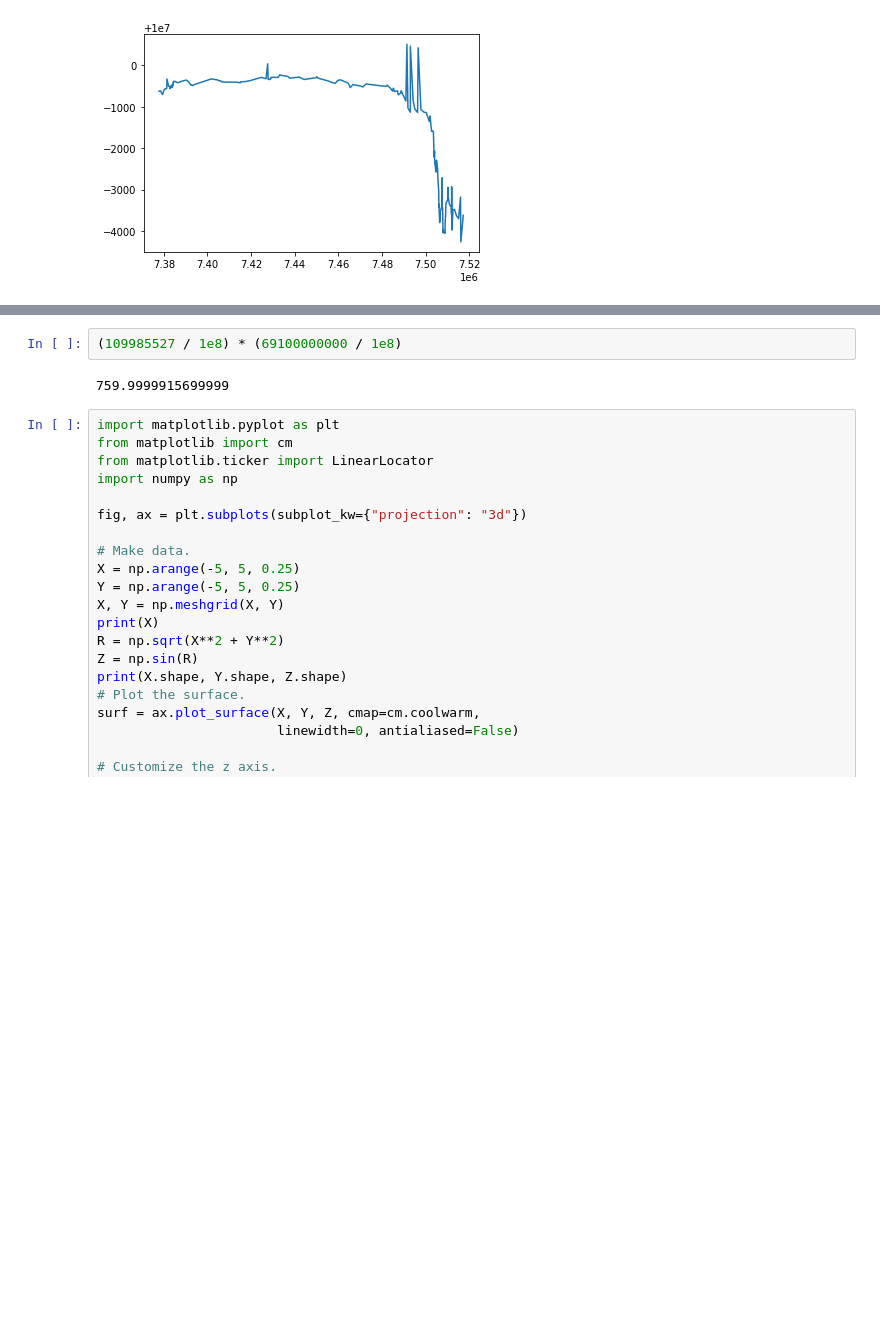
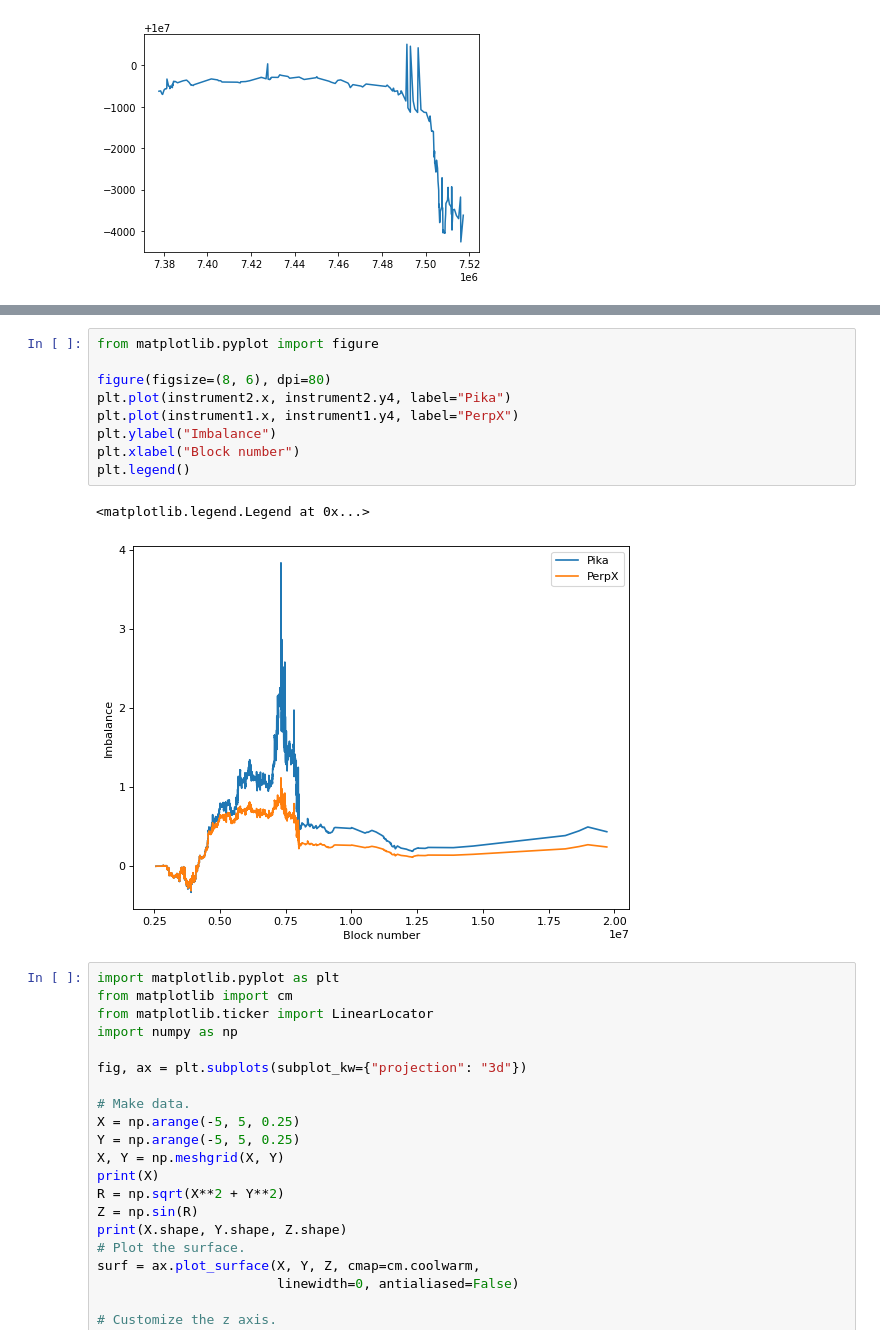
Before and after one commit to perpx/whitepaper, a Jupyter notebook: perpx/perpx.ipynb, the cells around one changed output, grey strips where cells are left out. Cells and saved outputs as stored; diff of their text form; blank space fills up the shorter version.

```diff
--- a/perpx/perpx.ipynb
+++ b/perpx/perpx.ipynb
@@ -332,7 +356,15 @@ instrument.plot()
 # %%
-(109985527 / 1e8) * (69100000000 / 1e8)
+from matplotlib.pyplot import figure
+
+figure(figsize=(8, 6), dpi=80)
+plt.plot(instrument2.x, instrument2.y4, label="Pika")
+plt.plot(instrument1.x, instrument1.y4, label="PerpX")
+plt.ylabel("Imbalance")
+plt.xlabel("Block number")
+plt.legend()
 # %% [output]
-759.9999915699999
+<matplotlib.legend.Legend at 0x...>
+[figure, added]
 # %%
 import matplotlib.pyplot as plt
 from matplotlib import cm
```
Also changed, not shown: parts of 9 cells of this notebook, 2 other files.
